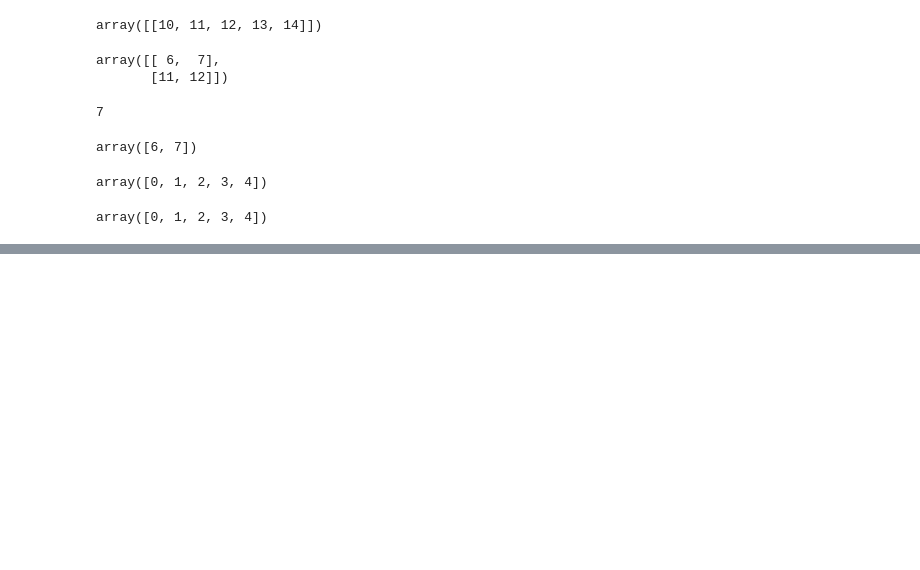
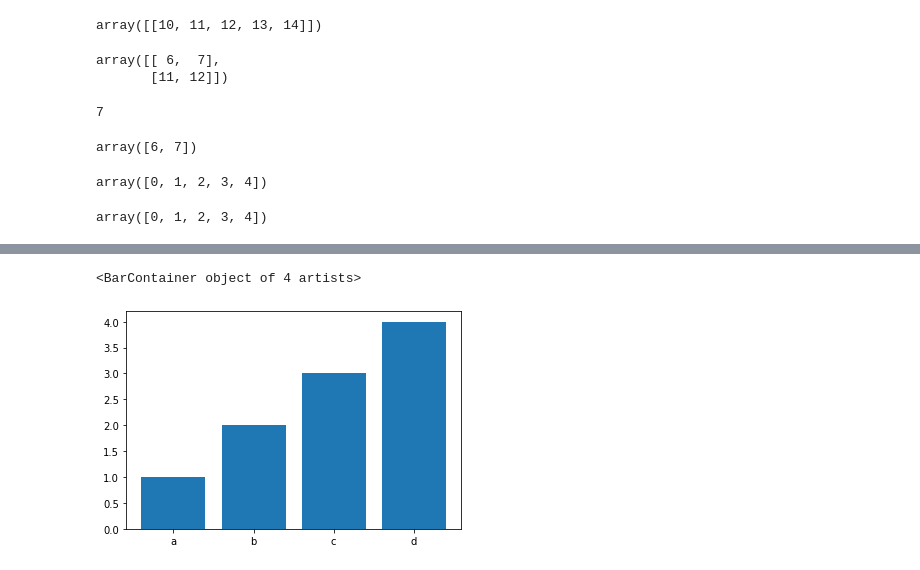
Before and after one commit to Kuo2022/20220702-python, a Jupyter notebook: 20220723.ipynb, the cells around one changed output, grey strips where cells are left out. Cells and saved outputs as stored; diff of their text form; code cells hidden in the pictures; blank space fills up the shorter version.

```diff
--- a/20220723.ipynb
+++ b/20220723.ipynb
@@ -111,0 +170,5 @@ array([0, 1, 2, 3, 4])
+# %%
+plt.bar(list('abcd'), x)
+# %% [output]
+<BarContainer object of 4 artists>
+[figure, added]
```
Also changed, not shown: parts of 18 cells of this notebook.
